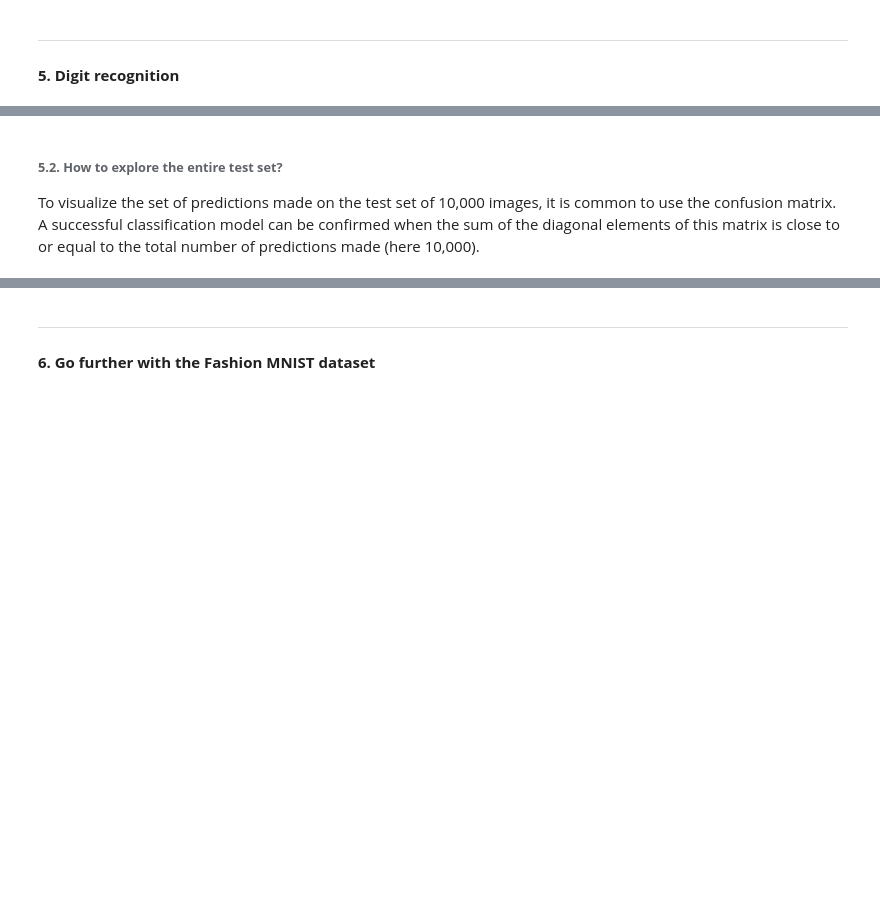
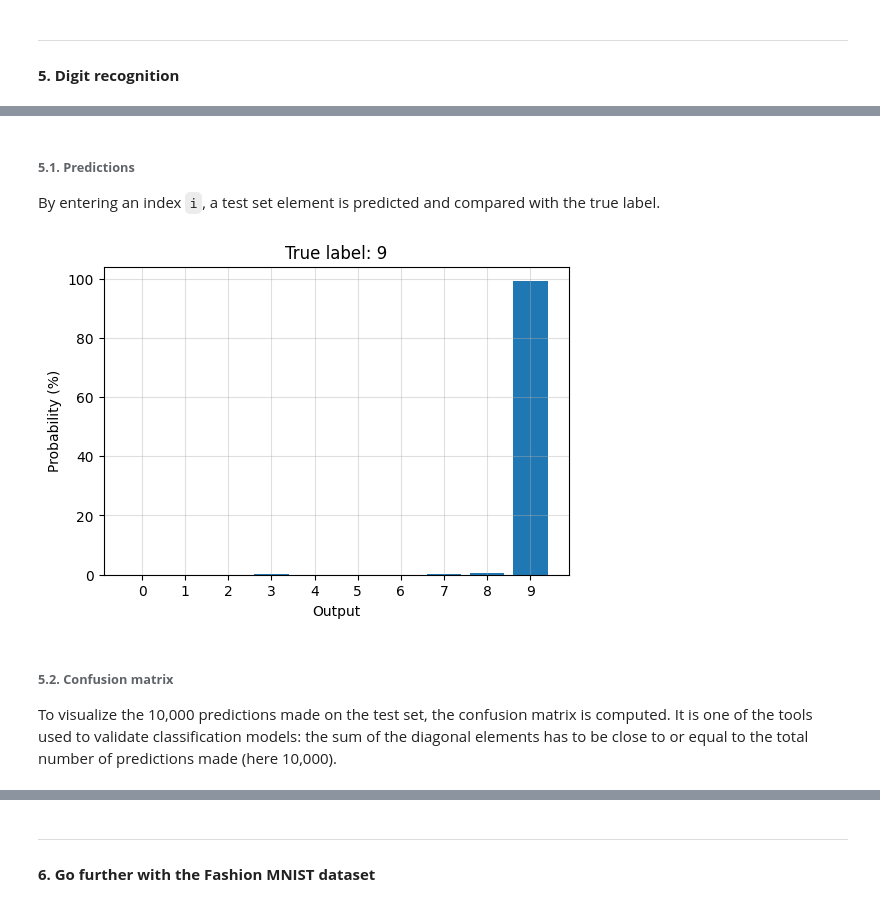
Before and after one commit to Benjamin-morel/TensorFlow, a Jupyter notebook: 01_classification_image.ipynb, the cells around one changed output, grey strips where cells are left out. Saved outputs shown, nothing was run; the diff lists cells and outputs as text; code cells hidden in the pictures; blank space fills up the shorter version.

```diff
--- a/01_classification_image.ipynb
+++ b/01_classification_image.ipynb
@@ -103,6 +91,8 @@ def show_evolution(history, val):
 # %%
 # Function 3: plot the probability computed by the model for each output
-def show_proba(i, predictions_array, true_label, label): # plot a bar chart with the probability value computed according to the label
-  fig = px.bar(x = list(range(len(label))), y = 100*predictions_array, width=600, height=400, text_auto='.2f', title = "Target: %s" %true_label)
-  fig.update_xaxes(title="Label", tickvals=list(range(len(label))), ticktext=label), fig.update_layout(showlegend=False), fig.update_yaxes(title="Probability (%)")
+def show_proba(i, predictions_array, true_label, label):
+  fig = plt.figure(figsize=(6,4))
+  plt.bar(x = list(range(len(label))), height = 100*predictions_array, label=predictions_array)
+  plt.title("True label: %d" %true_label), plt.grid(alpha=0.4)
+  plt.xlabel("Output"), plt.ylabel("Probability (%)"), plt.xticks(range(len(label)))
   fig.show()
@@ -275,7 +239,20 @@ show_proba(i, predictions[i], true_label, np.arange(0,10))
+# %% [markdown]
+###### **5.1. Predictions**
+
+By entering an index `i`, a test set element is predicted and compared with the true label.
+# %%
+i = 273 # from 0 to 9,999
+
+predictions = model_MNIST.predict(x_test, verbose=0) # make prediction
+true_label = y_test[i]
+
+show_proba(i, predictions[i], true_label, np.arange(0,10))
+# %% [output]
+[figure, added]
 # %% [markdown]
-###### **5.2. How to explore the entire test set?**
+###### **5.2. Confusion matrix**
 
-To visualize the set of predictions made on the test set of 10,000 images, it is common to use the confusion matrix. A successful classification model can be confirmed when the sum of the diagonal elements of this matrix is close to or equal to the total number of predictions made (here 10,000).
+To visualize the 10,000 predictions made on the test set, the confusion matrix is computed. It is one of the tools used to validate classification models: the sum of the diagonal elements has to be close to or equal to the total number of predictions made (here 10,000).
 # %%
 show_confusion_mat(y_test, predictions, np.arange(0,10))
 # %% [output]
```
Also changed, not shown: parts of 76 cells of this notebook.
